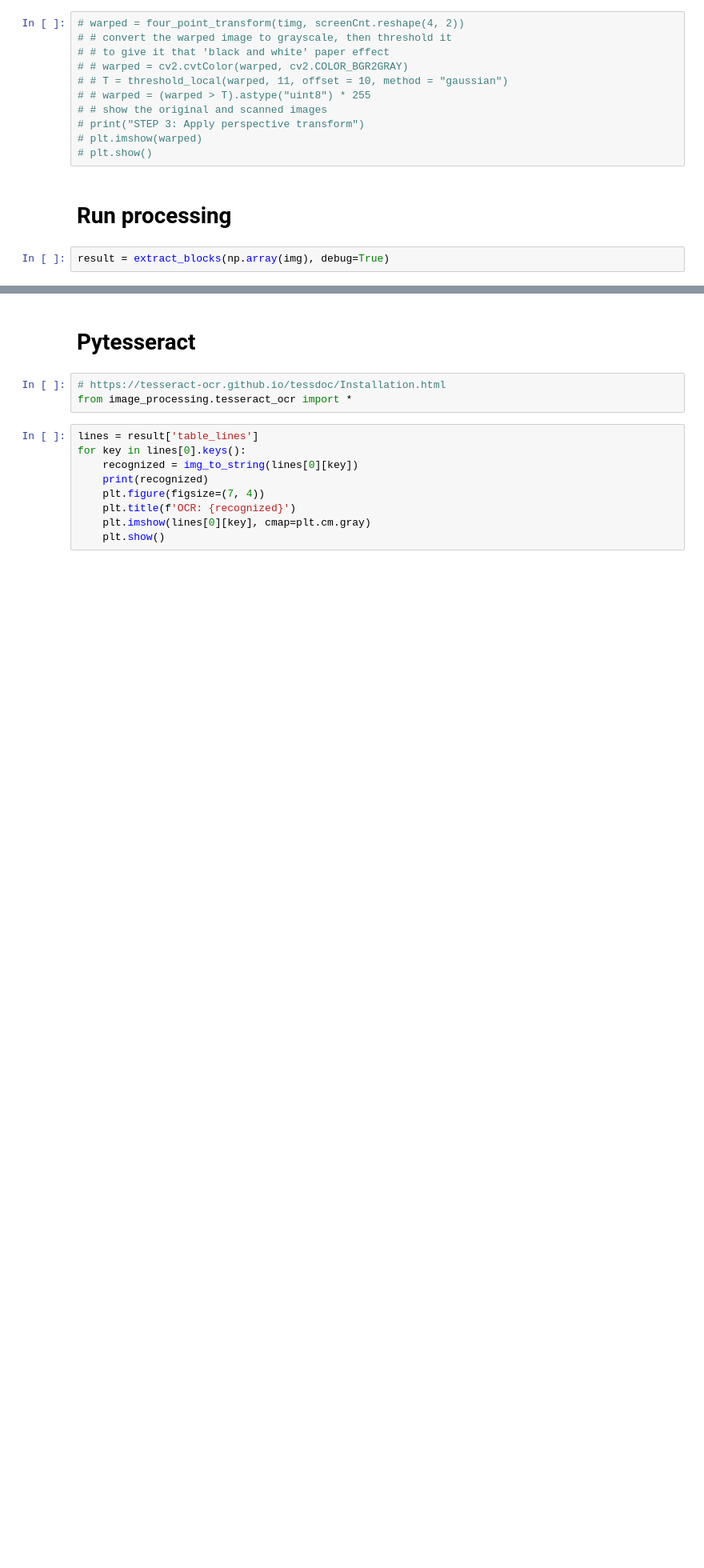
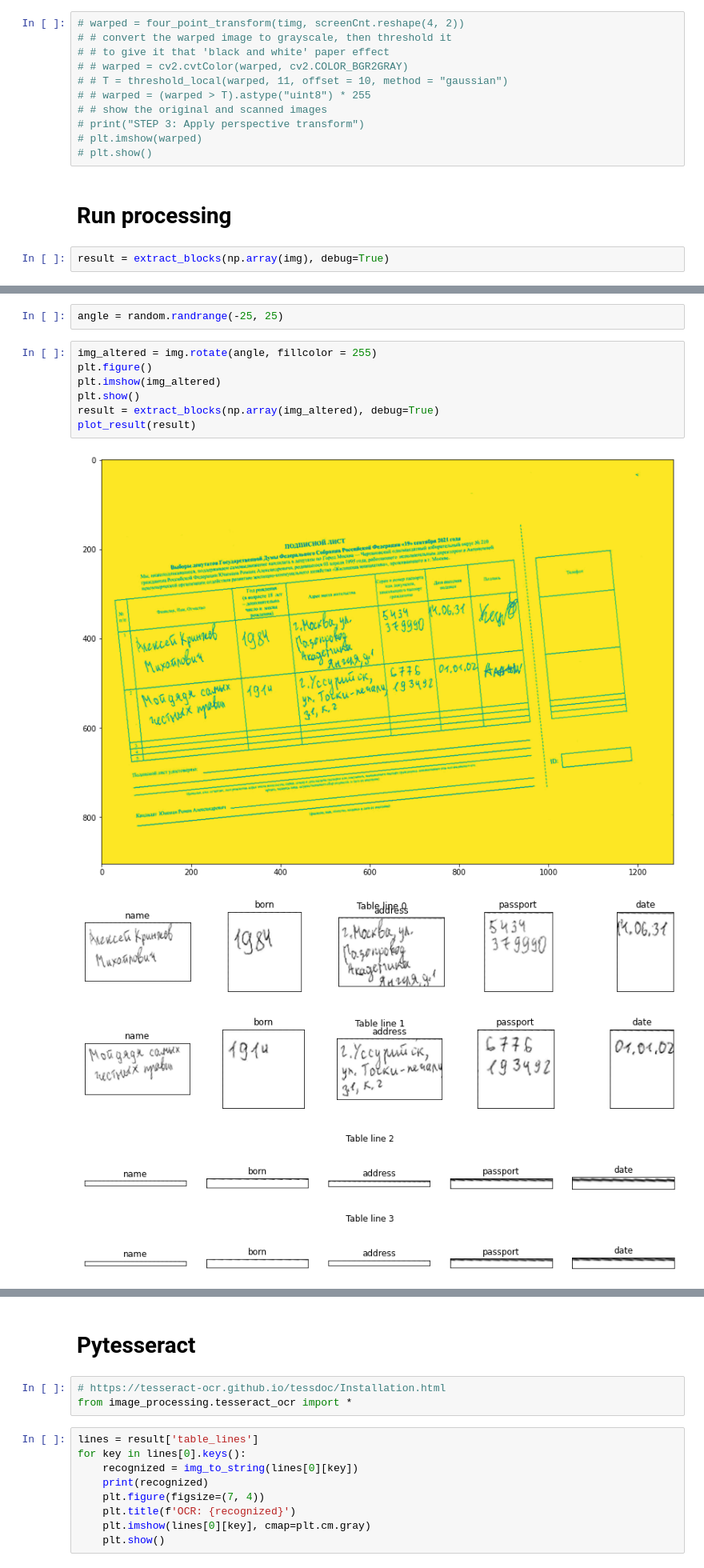
Before and after one commit to btseytlin/img_process, a Jupyter notebook: process.ipynb, the cells around one changed output, grey strips where cells are left out. Shown at 80% size. Saved outputs shown, nothing was run; the diff lists cells and outputs as text; blank space fills up the shorter version.

```diff
--- a/process.ipynb
+++ b/process.ipynb
@@ -177,0 +186,15 @@ plt.show()
+# %%
+angle = random.randrange(-25, 25)
+# %%
+img_altered = img.rotate(angle, fillcolor = 255)
+plt.figure()
+plt.imshow(img_altered)
+plt.show()
+result = extract_blocks(np.array(img_altered), debug=True)
+plot_result(result)
+# %% [output]
+[figure, added]
+[figure, added]
+[figure, added]
+[figure, added]
+[figure, added]
```
Also changed, not shown: parts of 15 cells of this notebook, 2 other files.
